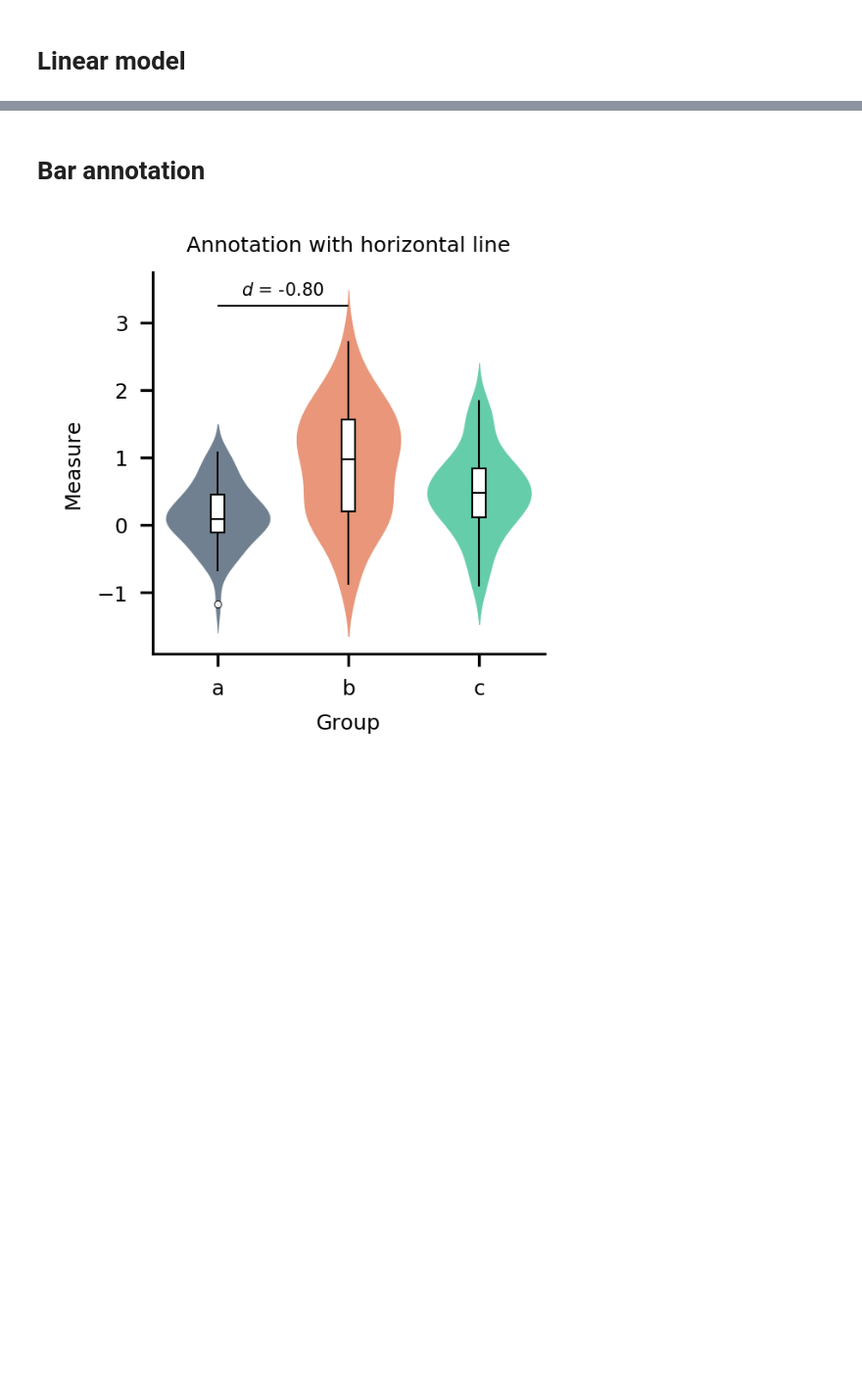
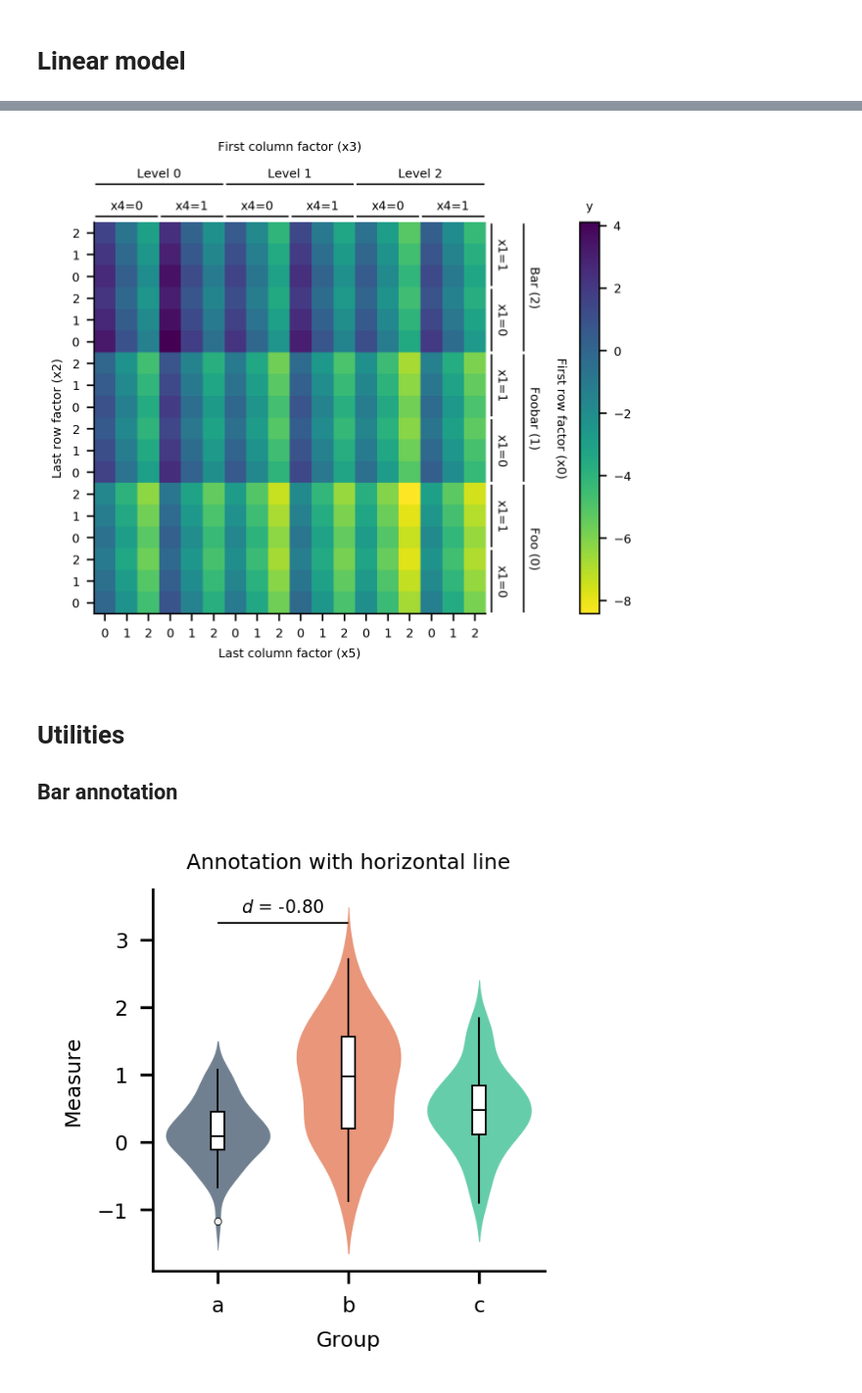
Before and after one commit to moltaire/myplotlib, a Jupyter notebook: gallery.ipynb, the cells around one changed output, grey strips where cells are left out. Shown at 98% size. Drawn from its saved outputs; the diff is of its cells as text; code cells hidden in the pictures; blank space fills up the shorter version.

```diff
--- a/gallery.ipynb
+++ b/gallery.ipynb
@@ -97,0 +102,22 @@ NUTS: [sd, x, Intercept]
+# %%
+import itertools
+
+
+def product_dict(**kwargs):
+    keys = kwargs.keys()
+    vals = kwargs.values()
+    for instance in itertools.product(*vals):
+        yield dict(zip(keys, instance))
+
+
+np.random.seed(1)
+df = pd.DataFrame(
+    list(
+        product_dict(
+            x0=[0, 1, 2], x1=[0, 1], x2=[0, 1, 2], x3=[0, 1, 2], x4=[0, 1], x5=[0, 1, 2]
+        )
+    )
+)
+betas = np.random.normal(size=6)
+df["y"] = df[["x0", "x1", "x2", "x3", "x4", "x5"]].values.dot(betas)
+df.head()
@@ -98,5 +131,22 @@ NUTS: [sd, x, Intercept]
+# %%
+fig, ax = plt.subplots(figsize=my.utilities.cm2inch(14, 9), dpi=300)
+ax = my.plots.factorial_heatmap(
+    df,
+    row_factors=["x0", "x1", "x2"],
+    col_factors=["x3", "x4", "x5"],
+    value_var="y",
+    factor_labels={"x2": "Last row factor (x2)", "x5": "Last column factor (x5)"},
+    level_labels={
+        "x0": {0: "Foo (0)", 1: "First row factor (x0)\n\nFoobar (1)", 2: "Bar (2)"},
+        "x3": {0: "Level 0", 1: "First column factor (x3)\n\nLevel 1", 2: "Level 2"},
+    },
+)
+plt.savefig('examples/factorial_heatmap.png', bbox_inches="tight")
+# %% [output]
+[figure, added]
 # %% [markdown]
-# Bar annotation
+# Utilities
+## Bar annotation
 # %%
 ax = my.plots.violin(data[["a", "b", "c"]], value_name="Measure")
 
```
Also changed, not shown: parts of 7 cells of this notebook, 6 other files.
